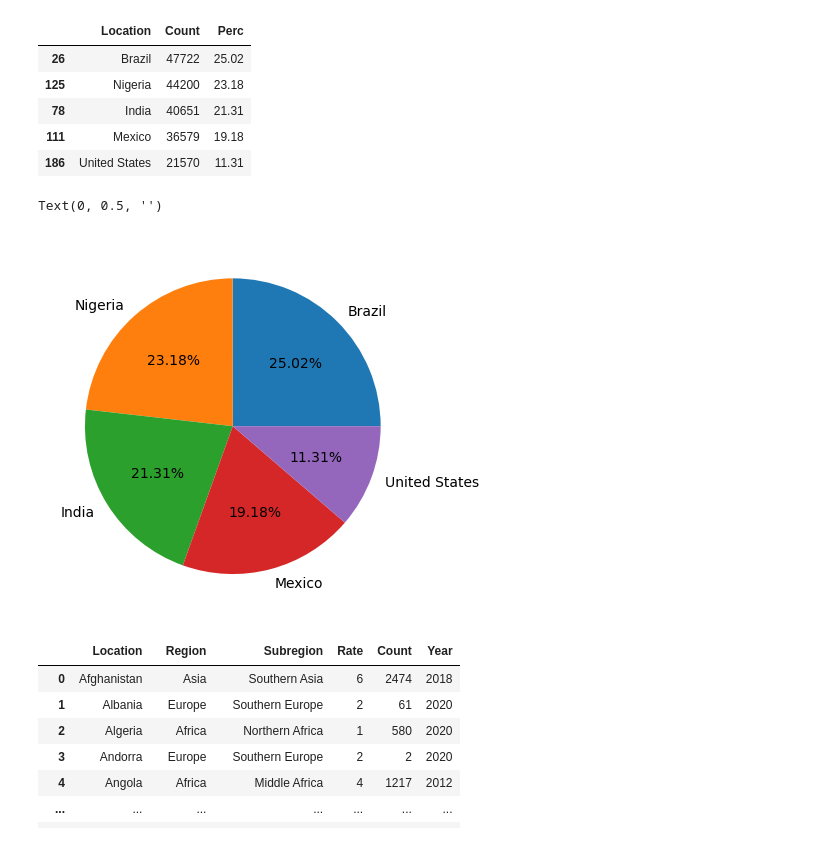
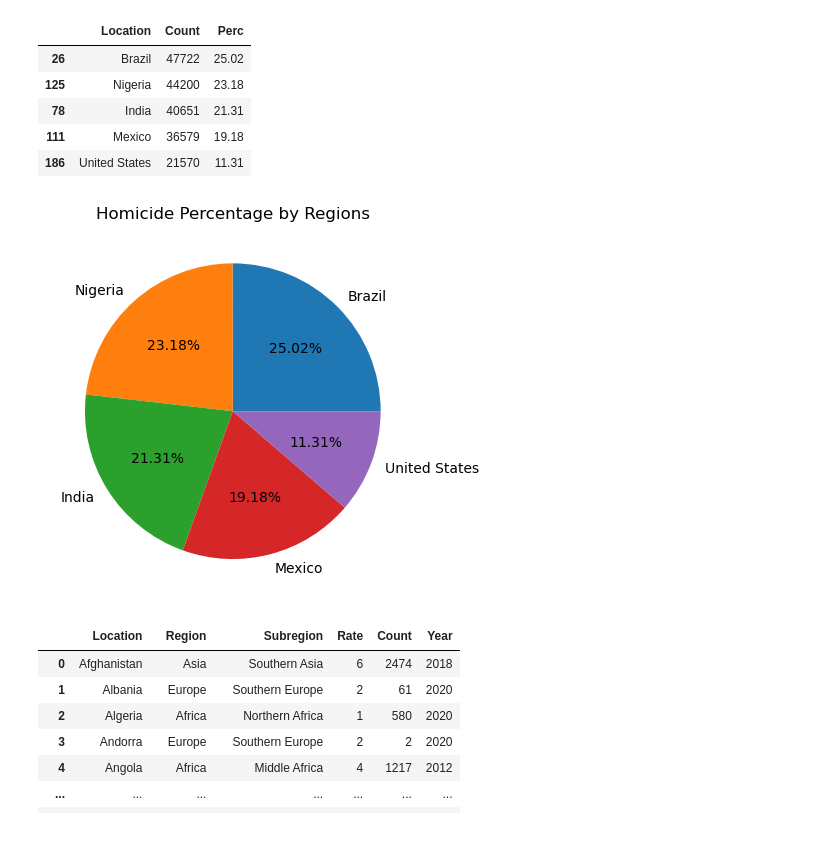
Before and after one commit to pernebay-arailym/Project_18_HOMICIDE_Analysis, a Jupyter notebook: homecide_project.ipynb, the cells around one changed output. Cells and saved outputs as stored; diff of their text form; code cells hidden in the pictures.

```diff
--- a/homecide_project.ipynb
+++ b/homecide_project.ipynb
@@ -95,11 +95,11 @@ df1
 | 111 | Mexico | 36579 | 19.18 |
 | 186 | United States | 21570 | 11.31 |
 # %%
-ax = df1.plot(kind = 'pie', y='Count', labels=df1['Location'], autopct='%1.2f%%', legend=False)
+ax = df1.plot(kind = 'pie', y='Count', labels=df1['Location'], autopct='%1.2f%%', title = 'Homicide Percentage by Regions', legend=False)
 ax.set_ylabel('') #to hide labels
+plt.show()
 # %% [output]
-Text(0, 0.5, '')
-[figure, old version]
+[figure, new version]
 # %%
 df
 # %% [output]
```
Also changed, not shown: parts of 2 cells of this notebook.
